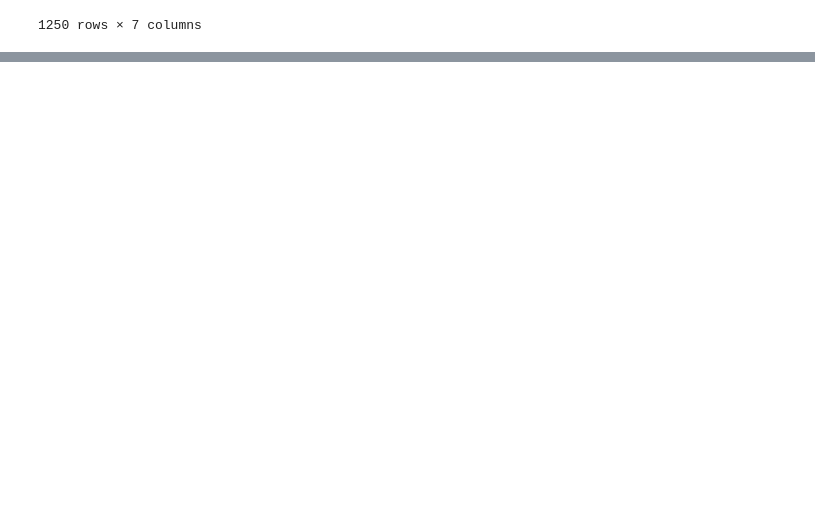
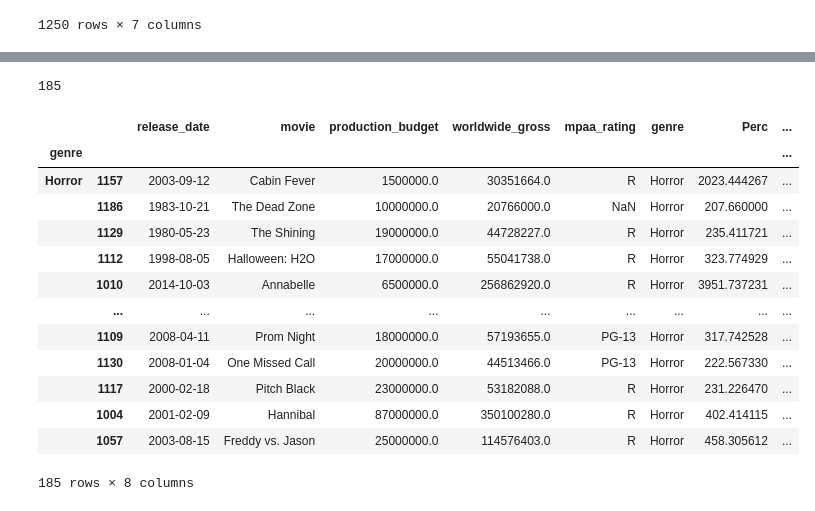
Before and after one commit to EandroC/HollywoodInvestments, a Jupyter notebook: Untitled.ipynb, the cells around one changed output, grey strips where cells are left out. Saved outputs shown, nothing was run; the diff lists cells and outputs as text; code cells hidden in the pictures; blank space fills up the shorter version.

```diff
--- a/Untitled.ipynb
+++ b/Untitled.ipynb
@@ -153,3 +155,7 @@ amostra
 | 1248 | 1987-03-13 | Evil Dead II | 3500000.0 | 5.923044e+06 | NaN | Horror | 169.229829 |
 | 1249 | 1990-10-19 | Night of the Living Dead | 4200000.0 | 5.835247e+06 | R | Horror | 138.934452 |
 1250 rows × 7 columns
+# %%
+amostra['Tamanho'] = amostra['Perc'] / 100
+
+amostra
@@ -155,0 +176,8 @@ amostra
+# %%
+genero = amostra.groupby('genre').apply(pd.DataFrame.sample, frac=1)
+
+horror = genero[genero.genre=='Horror']
+
+janela = plt.figure(figsize=(4,4))
+histograma= janela.add_axes([0,0,1,1])
+histograma.hist(horror['Tamanho'])
@@ -155,0 +204,20 @@ amostra
+# %%
+print(len(horror.loc[(horror['Tamanho'] > 2 )]))
+
+horror.loc[(horror['Tamanho'] > 2 )]
+# %% [output]
+185
+|  |  | release_date | movie | production_budget | worldwide_gross | mpaa_rating | genre | Perc | ... |
+| genre |  |  |  |  |  |  |  |  | ... |
+| Horror | 1157 | 2003-09-12 | Cabin Fever | 1500000.0 | 30351664.0 | R | Horror | 2023.444267 | ... |
+|  | 1186 | 1983-10-21 | The Dead Zone | 10000000.0 | 20766000.0 | NaN | Horror | 207.660000 | ... |
+|  | 1129 | 1980-05-23 | The Shining | 19000000.0 | 44728227.0 | R | Horror | 235.411721 | ... |
+|  | 1112 | 1998-08-05 | Halloween: H2O | 17000000.0 | 55041738.0 | R | Horror | 323.774929 | ... |
+|  | 1010 | 2014-10-03 | Annabelle | 6500000.0 | 256862920.0 | R | Horror | 3951.737231 | ... |
+|  | ... | ... | ... | ... | ... | ... | ... | ... | ... |
+|  | 1109 | 2008-04-11 | Prom Night | 18000000.0 | 57193655.0 | PG-13 | Horror | 317.742528 | ... |
+|  | 1130 | 2008-01-04 | One Missed Call | 20000000.0 | 44513466.0 | PG-13 | Horror | 222.567330 | ... |
+|  | 1117 | 2000-02-18 | Pitch Black | 23000000.0 | 53182088.0 | R | Horror | 231.226470 | ... |
+|  | 1004 | 2001-02-09 | Hannibal | 87000000.0 | 350100280.0 | R | Horror | 402.414115 | ... |
+|  | 1057 | 2003-08-15 | Freddy vs. Jason | 25000000.0 | 114576403.0 | R | Horror | 458.305612 | ... |
+185 rows × 8 columns
```
Also changed, not shown: parts of 12 cells of this notebook.
